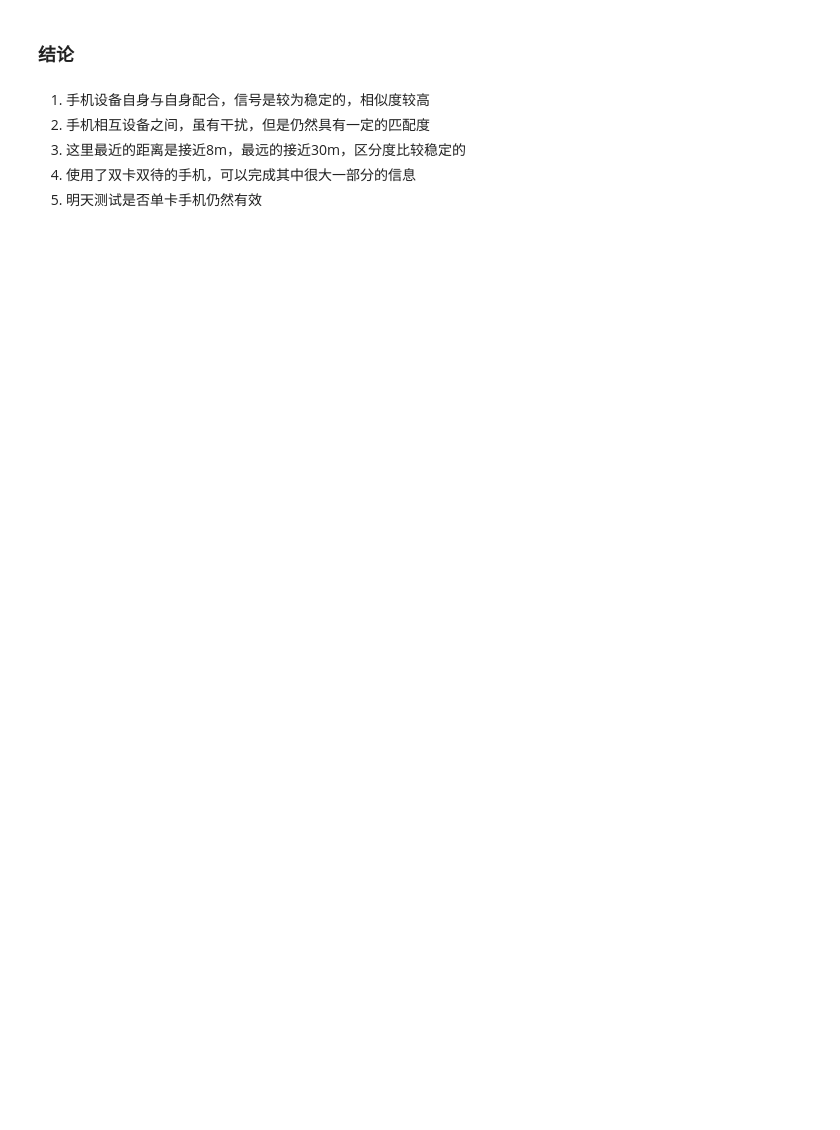
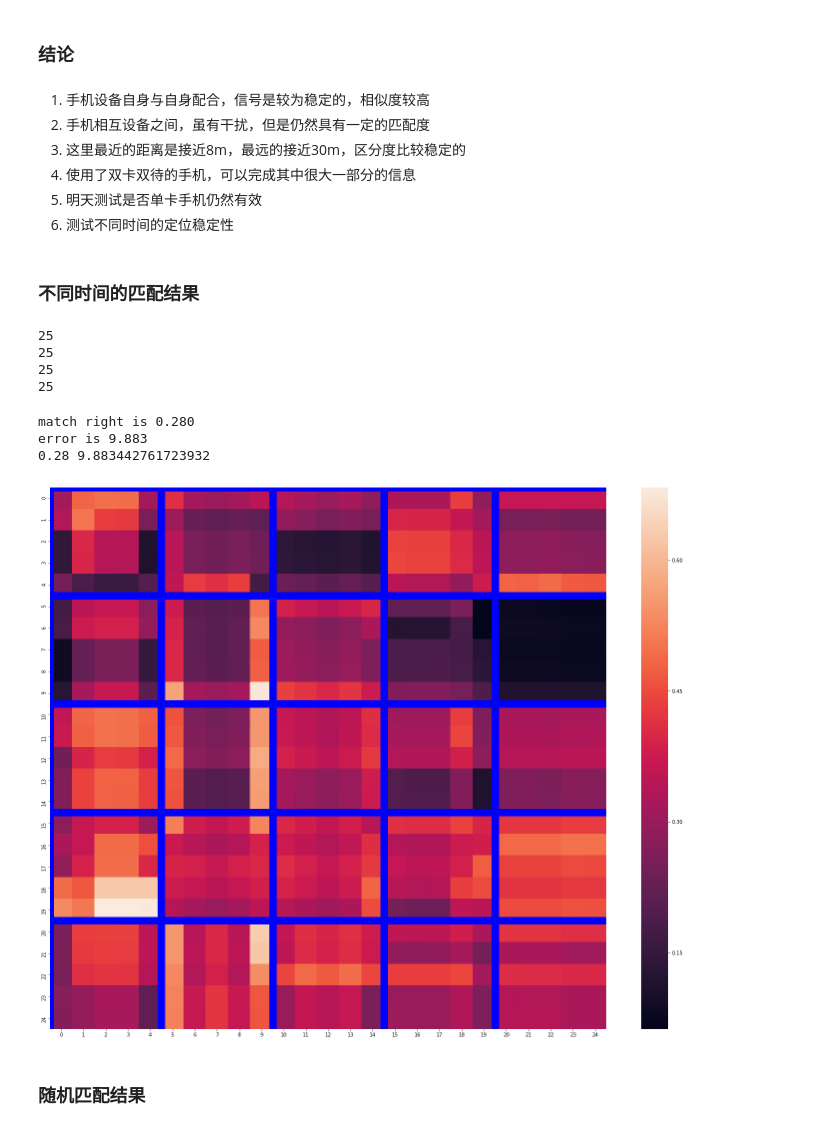
Before and after one commit to AAAAaron/PositionByCell, a Jupyter notebook: positionByCell.ipynb, the cells around one changed output. Cells and saved outputs as stored; diff of their text form; code cells hidden in the pictures; blank space fills up the shorter version.

```diff
--- a/positionByCell.ipynb
+++ b/positionByCell.ipynb
@@ -160,0 +109,3 @@ PciList.index(PciList[1])
+# %%
+PciList.extend(PciList4)
+print (len(PciList),len(PciList2),len(PciList3),len(PciList4))
@@ -214,0 +185,3 @@ for item in range(5):
+# %%
+#建立误差矩阵
+errorMatrix=np.zeros((5,5))
@@ -215 +196,12 @@ for item in range(5):
+# %%
+errorMatrix[1,0]=errorMatrix[0,1]=7
+errorMatrix[2,0]=errorMatrix[0,2]=14
+errorMatrix[3,0]=errorMatrix[0,3]=np.sqrt(16*16+7*7)
+errorMatrix[4,0]=errorMatrix[0,4]=np.sqrt(13*13+7*7)
+errorMatrix[2,1]=errorMatrix[1,2]=7
+errorMatrix[3,1]=errorMatrix[1,3]=16
+errorMatrix[4,1]=errorMatrix[1,4]=13
+errorMatrix[3,2]=errorMatrix[2,3]=np.sqrt(16*16+7*7)
+errorMatrix[4,2]=errorMatrix[2,4]=np.sqrt(13*13+7*7)
+errorMatrix[4,3]=errorMatrix[3,4]=16+13
 # %%
@@ -238,3 +253,25 @@ for item in range(5):
 3. 这里最近的距离是接近8m，最远的接近30m，区分度比较稳定的
 4. 使用了双卡双待的手机，可以完成其中很大一部分的信息
 5. 明天测试是否单卡手机仍然有效
+6. 测试不同时间的定位稳定性
+# %% [markdown]
+### 不同时间的匹配结果
+# %%
+matchVector1=getMultiVector(data1)
+matchVector2=getMultiVector(data2)
+matchVector3=getMultiVector(data3)
+matchVector4=getMultiVector(data4)
+# %% [output]
+25
+25
+25
+25
+# %%
+t1,matchSituation,tr=matchTwoVec(matchVector4,matchVector3)
+# %% [output]
+match right is 0.280
+error is 9.883
+0.28 9.883442761723932
+[figure, added]
+# %% [markdown]
+### 随机匹配结果
```
Also changed, not shown: parts of 20 cells of this notebook, 1 other file.
